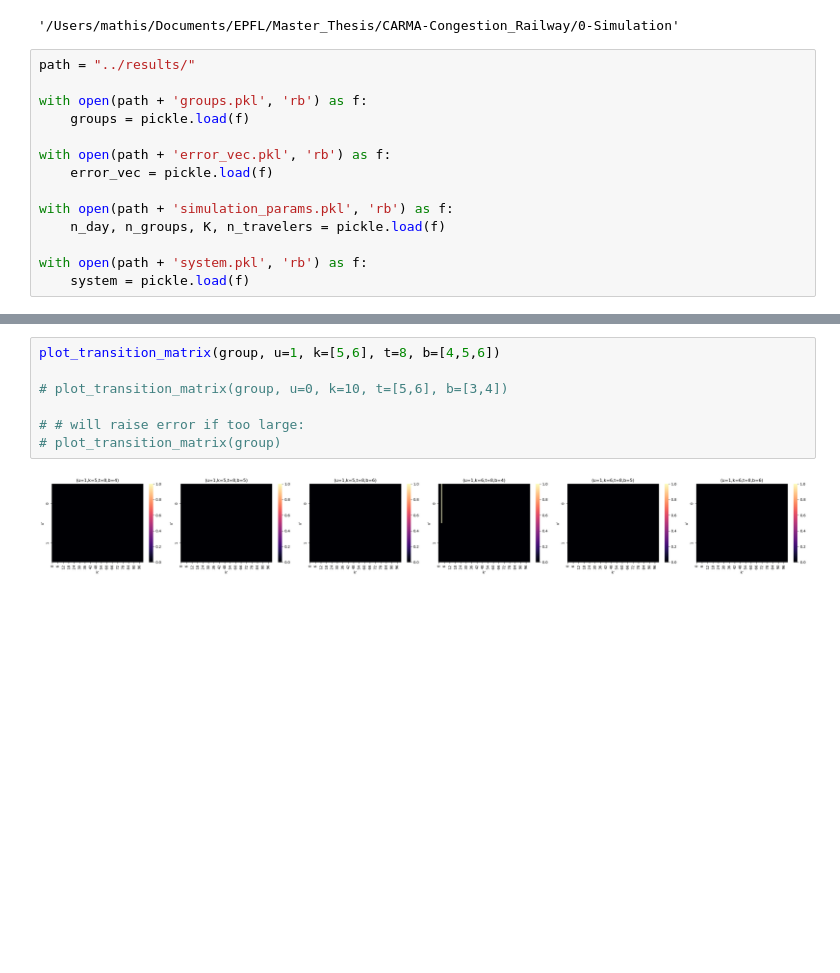
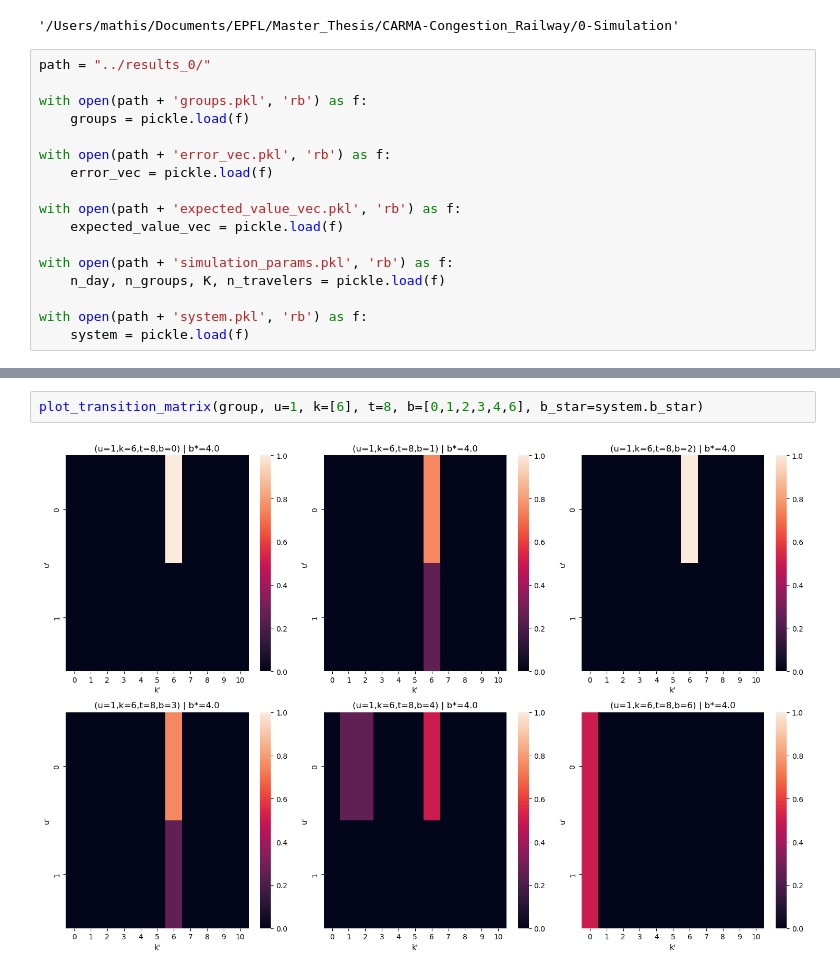
Before and after one commit to mmagnin-hub/CARMA-Congestion_Railway, a Jupyter notebook: 0-Simulation/figure.ipynb, the cells around one changed output, grey strips where cells are left out. Cells and saved outputs as stored; diff of their text form; blank space fills up the shorter version.

```diff
--- a/0-Simulation/figure.ipynb
+++ b/0-Simulation/figure.ipynb
@@ -13,7 +13,7 @@ os.getcwd()
 # %% [output]
 '/Users/mathis/Documents/EPFL/Master_Thesis/CARMA-Congestion_Railway/0-Simulation'
 # %%
-path = "../results/"
+path = "../results_0/"
 
 with open(path + 'groups.pkl', 'rb') as f:
     groups = pickle.load(f)
@@ -21,6 +21,9 @@ with open(path + 'groups.pkl', 'rb') as f:
 with open(path + 'error_vec.pkl', 'rb') as f:
     error_vec = pickle.load(f)
 
+with open(path + 'expected_value_vec.pkl', 'rb') as f:
+    expected_value_vec = pickle.load(f)
+
 with open(path + 'simulation_params.pkl', 'rb') as f:
     n_day, n_groups, K, n_travelers = pickle.load(f)
 
@@ -41,9 +51,4 @@ plot_policy(group)  # full matrix
 # %%
-plot_transition_matrix(group, u=1, k=[5,6], t=8, b=[4,5,6])
-
-# plot_transition_matrix(group, u=0, k=10, t=[5,6], b=[3,4])
-
-# # will raise error if too large:
-# plot_transition_matrix(group)
+plot_transition_matrix(group, u=1, k=[6], t=8, b=[0,1,2,3,4,6], b_star=system.b_star)
 # %% [output]
-[figure, old version]
+[figure, new version]
```
Also changed, not shown: parts of 11 cells of this notebook, 3 other files.
